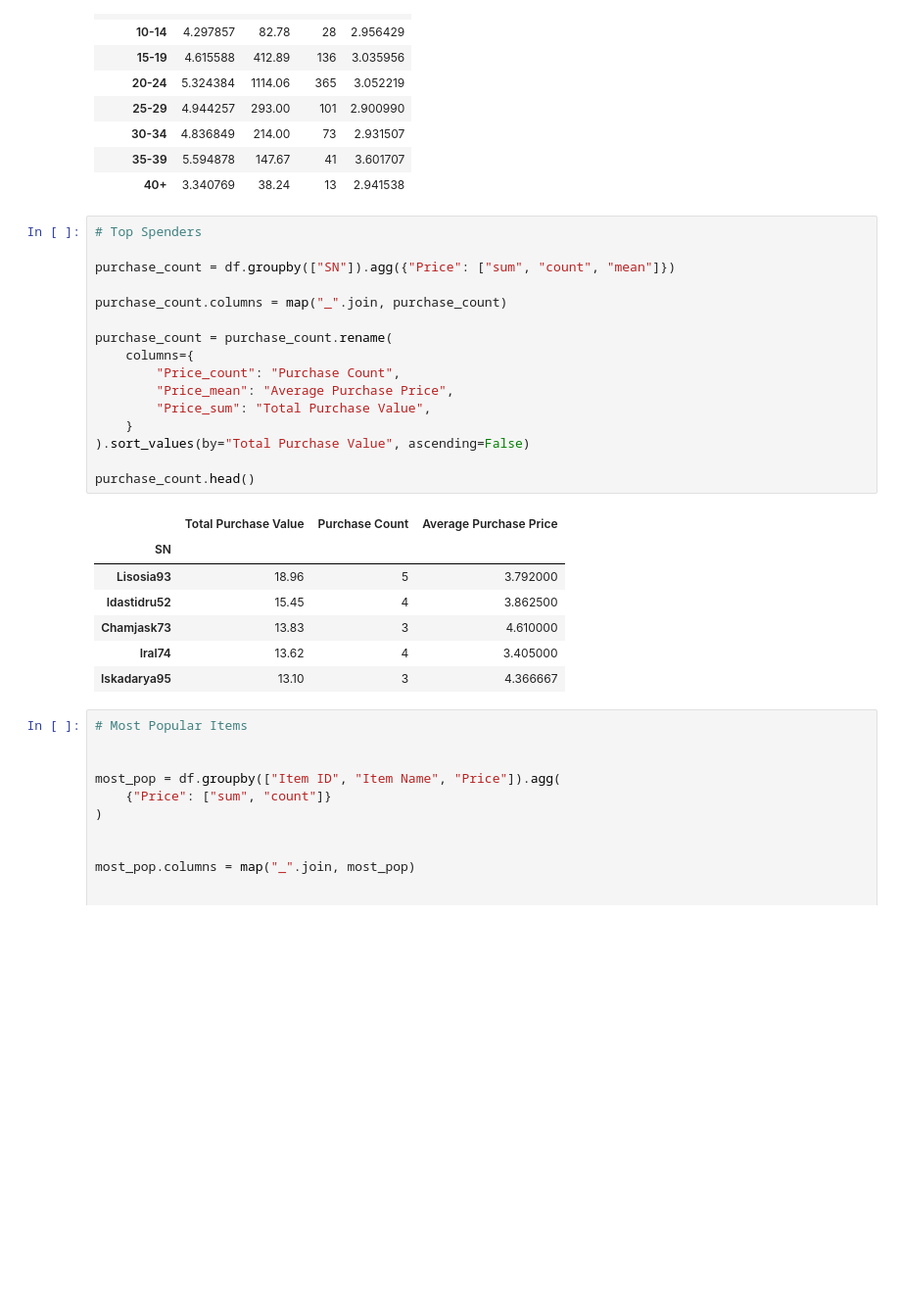
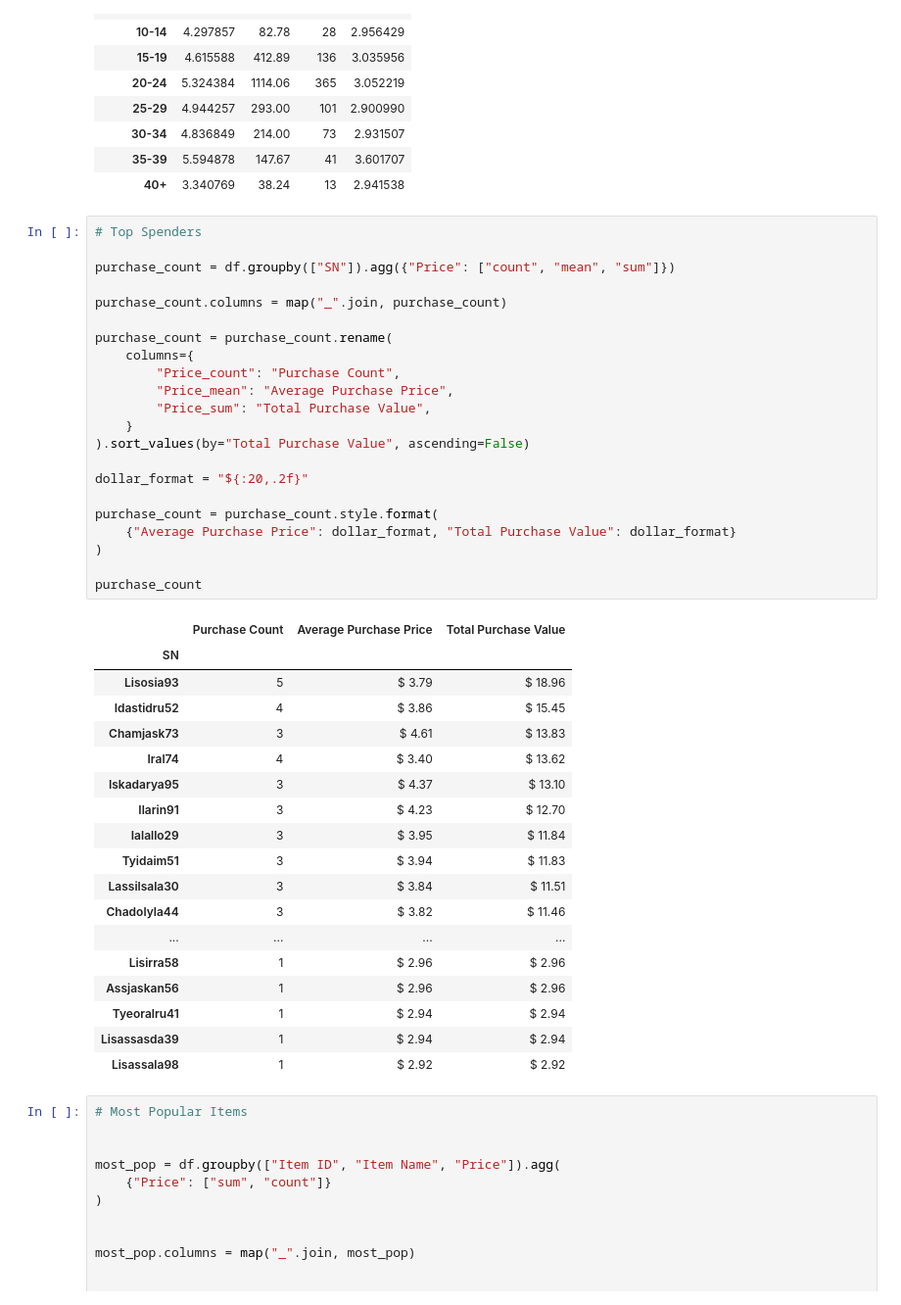
Before and after one commit to rchaynie/pandas-challenge, a Jupyter notebook: HeroesOfPymoli/new.ipynb, the cells around one changed output. Shown: that part at 98% size. Drawn from its saved outputs; the diff is of its cells as text; blank space fills up the shorter version.

Commit message:
Top spenders has been formatted for dollar format, but now cannot be displayed as a preview

```diff
--- a/HeroesOfPymoli/new.ipynb
+++ b/HeroesOfPymoli/new.ipynb
@@ -170,27 +170,44 @@ purchase_analysis
 # %%
 # Top Spenders
 
-purchase_count = df.groupby(["SN"]).agg({"Price": ["sum", "count", "mean"]})
+purchase_count = df.groupby(["SN"]).agg({"Price": ["count", "mean", "sum"]})
 
 purchase_count.columns = map("_".join, purchase_count)
 
 purchase_count = purchase_count.rename(
     columns={
         "Price_count": "Purchase Count",
         "Price_mean": "Average Purchase Price",
         "Price_sum": "Total Purchase Value",
     }
 ).sort_values(by="Total Purchase Value", ascending=False)
 
-purchase_count.head()
+dollar_format = "${:20,.2f}"
+
+purchase_count = purchase_count.style.format(
+    {"Average Purchase Price": dollar_format, "Total Purchase Value": dollar_format}
+)
+
+purchase_count
 # %% [output]
-|  | Total Purchase Value | Purchase Count | Average Purchase Price |
+|  | Purchase Count | Average Purchase Price | Total Purchase Value |
 | SN |  |  |  |
-| Lisosia93 | 18.96 | 5 | 3.792000 |
-| Idastidru52 | 15.45 | 4 | 3.862500 |
-| Chamjask73 | 13.83 | 3 | 4.610000 |
-| Iral74 | 13.62 | 4 | 3.405000 |
-| Iskadarya95 | 13.10 | 3 | 4.366667 |
+| Lisosia93 | 5 | $ 3.79 | $ 18.96 |
+| Idastidru52 | 4 | $ 3.86 | $ 15.45 |
+| Chamjask73 | 3 | $ 4.61 | $ 13.83 |
+| Iral74 | 4 | $ 3.40 | $ 13.62 |
+| Iskadarya95 | 3 | $ 4.37 | $ 13.10 |
+| Ilarin91 | 3 | $ 4.23 | $ 12.70 |
+| Ialallo29 | 3 | $ 3.95 | $ 11.84 |
+| Tyidaim51 | 3 | $ 3.94 | $ 11.83 |
+| Lassilsala30 | 3 | $ 3.84 | $ 11.51 |
+| Chadolyla44 | 3 | $ 3.82 | $ 11.46 |
+| ... | ... | ... | ... |
+| Lisirra58 | 1 | $ 2.96 | $ 2.96 |
+| Assjaskan56 | 1 | $ 2.96 | $ 2.96 |
+| Tyeoralru41 | 1 | $ 2.94 | $ 2.94 |
+| Lisassasda39 | 1 | $ 2.94 | $ 2.94 |
+| Lisassala98 | 1 | $ 2.92 | $ 2.92 |
 # %%
 # Most Popular Items
 
```
Also changed, not shown: parts of 1 cell of this notebook.
